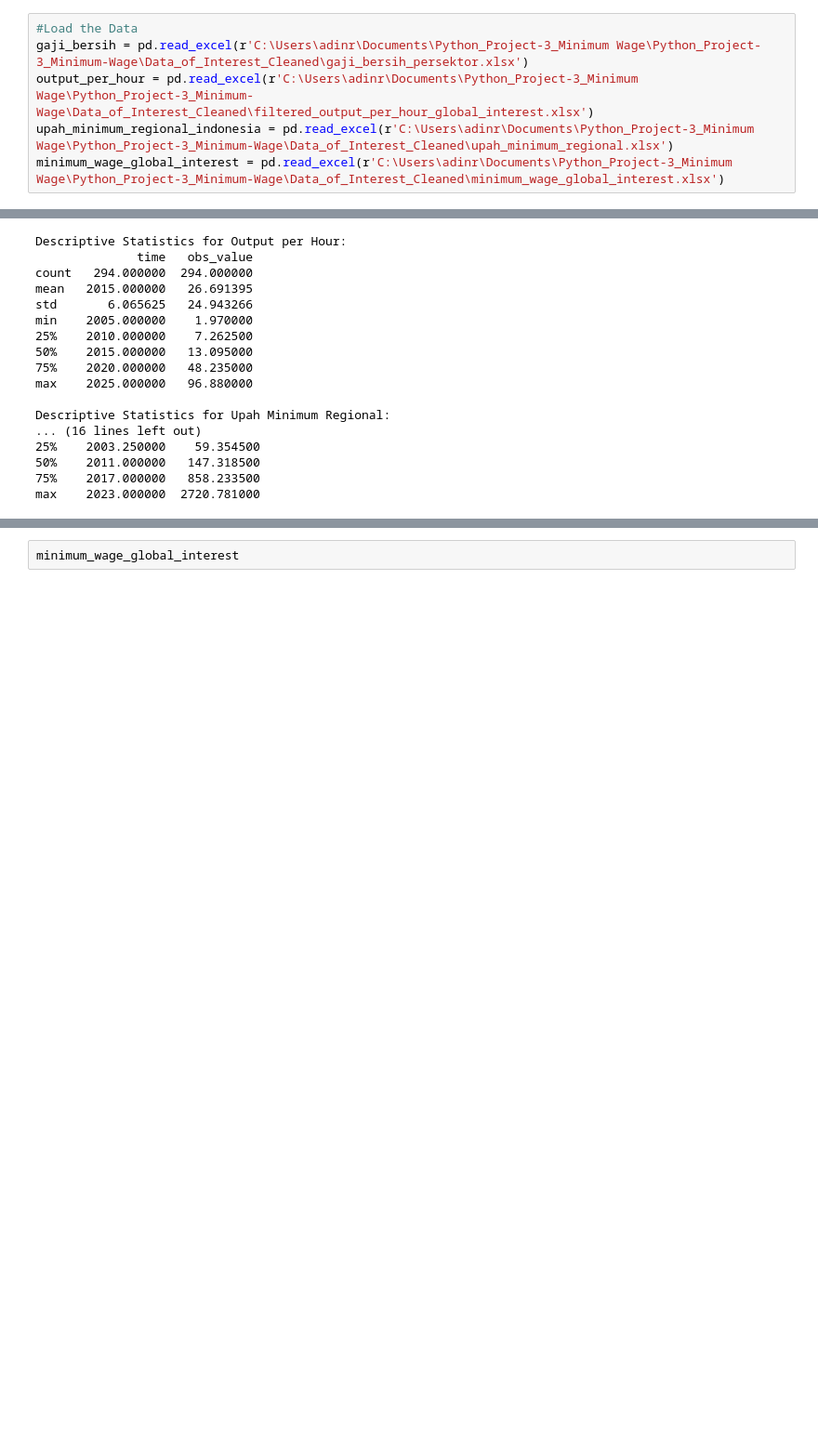
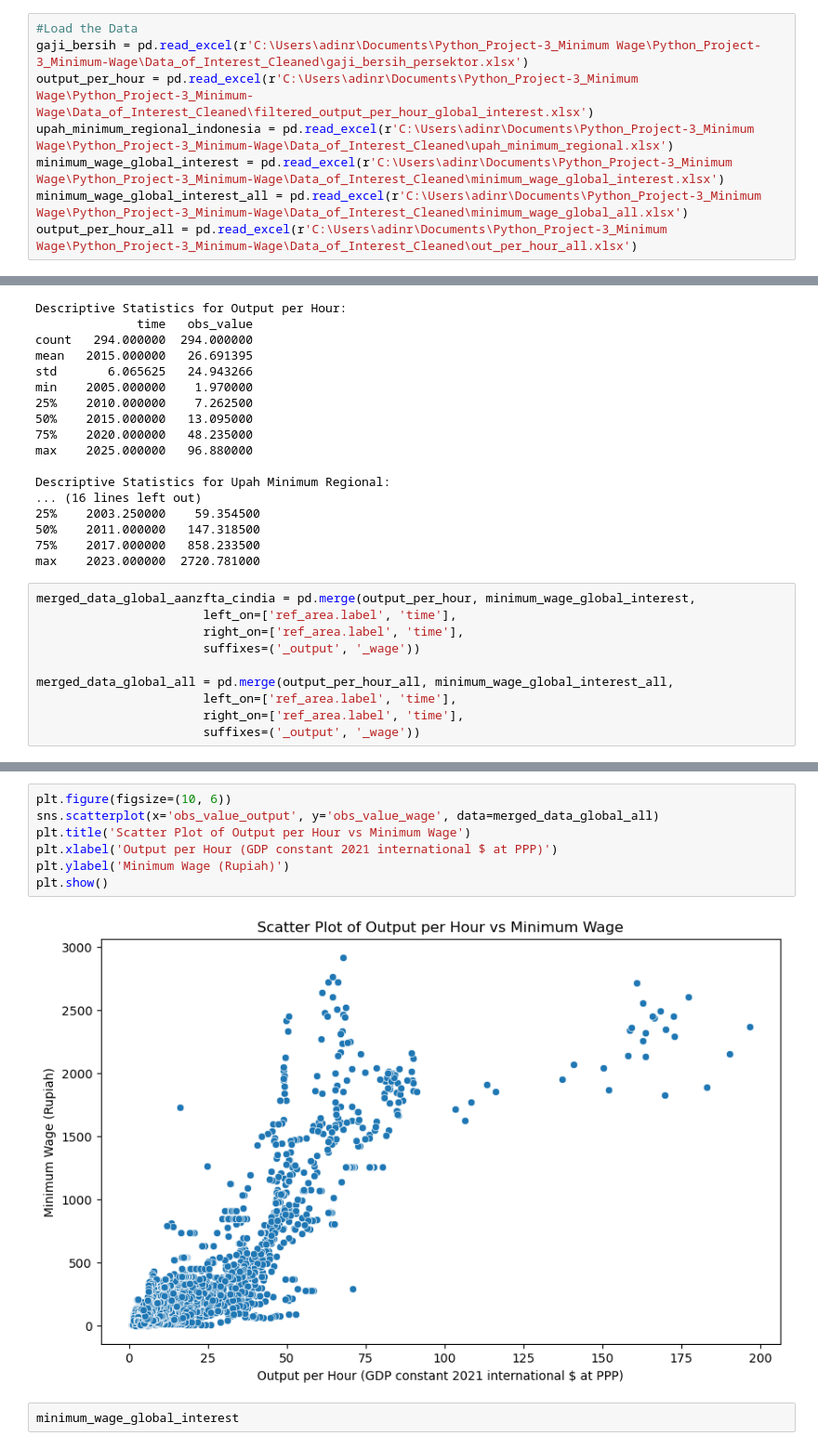
Before and after one commit to adinramaadin/Python_Project-3_Minimum-Wage, a Jupyter notebook: Main_Code_Project/1_EDA.ipynb, the cells around one changed output, grey strips where cells are left out. Shown at 93% size. Drawn from its saved outputs; the diff is of its cells as text; blank space fills up the shorter version.

```diff
--- a/Main_Code_Project/1_EDA.ipynb
+++ b/Main_Code_Project/1_EDA.ipynb
@@ -11,5 +11,7 @@ gaji_bersih = pd.read_excel(r'C:\Users\adinr\Documents\Python_Project-3_Minimum
 output_per_hour = pd.read_excel(r'C:\Users\adinr\Documents\Python_Project-3_Minimum Wage\Python_Project-3_Minimum-Wage\Data_of_Interest_Cleaned\filtered_output_per_hour_global_interest.xlsx')
 upah_minimum_regional_indonesia = pd.read_excel(r'C:\Users\adinr\Documents\Python_Project-3_Minimum Wage\Python_Project-3_Minimum-Wage\Data_of_Interest_Cleaned\upah_minimum_regional.xlsx')
 minimum_wage_global_interest = pd.read_excel(r'C:\Users\adinr\Documents\Python_Project-3_Minimum Wage\Python_Project-3_Minimum-Wage\Data_of_Interest_Cleaned\minimum_wage_global_interest.xlsx')
+minimum_wage_global_interest_all = pd.read_excel(r'C:\Users\adinr\Documents\Python_Project-3_Minimum Wage\Python_Project-3_Minimum-Wage\Data_of_Interest_Cleaned\minimum_wage_global_all.xlsx')
+output_per_hour_all = pd.read_excel(r'C:\Users\adinr\Documents\Python_Project-3_Minimum Wage\Python_Project-3_Minimum-Wage\Data_of_Interest_Cleaned\out_per_hour_all.xlsx')
 # %%
 gaji_bersih
@@ -110,4 +117,14 @@ Descriptive Statistics for Upah Minimum Regional:
 50%    2011.000000   147.318500
 75%    2017.000000   858.233500
 max    2023.000000  2720.781000
+# %%
+merged_data_global_aanzfta_cindia = pd.merge(output_per_hour, minimum_wage_global_interest,
+                       left_on=['ref_area.label', 'time'],
+                       right_on=['ref_area.label', 'time'],
+                       suffixes=('_output', '_wage'))
+
+merged_data_global_all = pd.merge(output_per_hour_all, minimum_wage_global_interest_all,
+                       left_on=['ref_area.label', 'time'],
+                       right_on=['ref_area.label', 'time'],
+                       suffixes=('_output', '_wage'))
 # %%
@@ -124,6 +136,15 @@ plt.ylabel('Minimum Wage (Rupiah)')
 plt.show()
 # %% [output]
 [figure]
+# %%
+plt.figure(figsize=(10, 6))
+sns.scatterplot(x='obs_value_output', y='obs_value_wage', data=merged_data_global_all)
+plt.title('Scatter Plot of Output per Hour vs Minimum Wage')
+plt.xlabel('Output per Hour (GDP constant 2021 international $ at PPP)')
+plt.ylabel('Minimum Wage (Rupiah)')
+plt.show()
+# %% [output]
+[figure, added]
 # %%
 minimum_wage_global_interest
 # %% [output]
```
Also changed, not shown: parts of 11 cells of this notebook, 1 other file.
